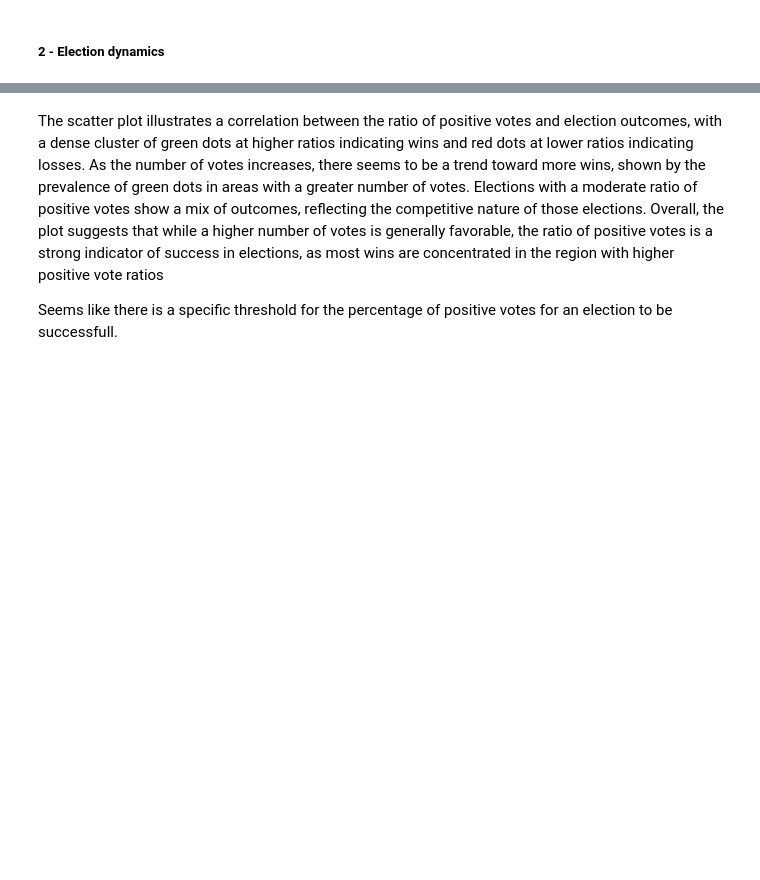
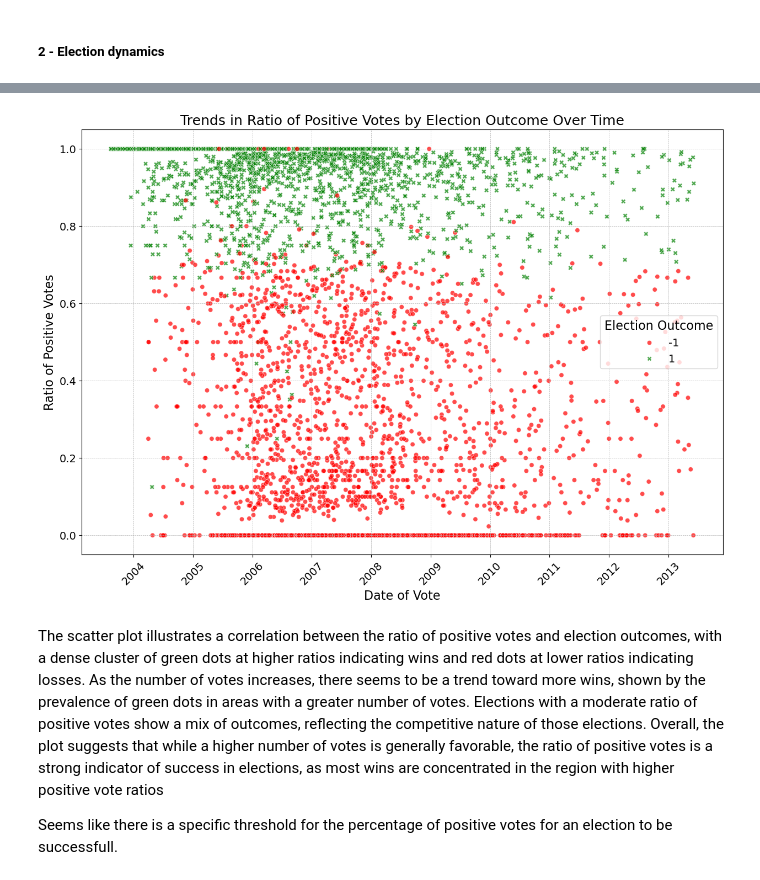
Before and after one commit to epfl-ada/ada-2023-project-thedatafreaks, a Jupyter notebook: notebooks/main_notebook.ipynb, the cells around one changed output, grey strips where cells are left out. Drawn from its saved outputs; the diff is of its cells as text; code cells hidden in the pictures; blank space fills up the shorter version.

```diff
--- a/notebooks/main_notebook.ipynb
+++ b/notebooks/main_notebook.ipynb
@@ -494,5 +666,8 @@ def assign_election_ids(row):
 
 # Apply the function to each row
 elect_dynamics_df['global_election_id'] = elect_dynamics_df.apply(assign_election_ids, axis=1)
+# %%
+#Add a column corresponding the the index of the vote in the election
+elect_dynamics_df['vote_index_in_election'] = elect_dynamics_df.groupby(['target', 'global_election_id']).cumcount() + 1
 # %%
 elect_dynamics_df
@@ -499,6 +688,6 @@ elect_dynamics_df
 # %%
 #We compute here different statistics
-elect_dynamics_df = elect_dynamics_df.groupby(['global_election_id']).apply(lambda x : pd.Series({
+elect_features_df = elect_dynamics_df.groupby(['global_election_id']).apply(lambda x : pd.Series({
     'number_of_votes' : len(x['source']),
     'ratio_positive_votes' : x[x.vote == 1]['vote'].sum() / len(x.source),
     'ratio_neutral_votes' : x[x.vote == 0]['vote'].sum() / len(x.source),
@@ -506,5 +695,9 @@ elect_dynamics_df = elect_dynamics_df.groupby(['global_election_id']).apply(lamb
     'date_last_vote' : x['date_vote'].max(),
     'result' : x['result'].max(),
     'year_election' : x['year_election'].max(),
+    'target' : x['target'].unique(),
+    'list_of_voters_index_vote ' : x['source'].unique(),
+
 })).reset_index()
-elect_dynamics_df
+
+elect_features_df
@@ -511,22 +718,27 @@ elect_dynamics_df
 # %%
 plt.figure(figsize=(15, 10))
+
+custom_palette = {1: "green", -1: "red"}
 
 sns.scatterplot(x='date_last_vote',
              y='ratio_positive_votes',
              hue='result',
              style='result',
-             data=elect_dynamics_df,
-             palette='Set2')
+             data=elect_features_df,
+             palette= custom_palette,
+             alpha = 0.7)
 
 plt.title('Trends in Ratio of Positive Votes by Election Outcome Over Time', fontsize=18)
 plt.xlabel('Date of Vote', fontsize=16)
 plt.ylabel('Ratio of Positive Votes', fontsize=16)
 plt.xticks(rotation=45, fontsize=14)
 plt.yticks(fontsize=14)
 plt.legend(title='Election Outcome', fontsize=14, title_fontsize=16)
 plt.grid(True, which="both", ls="--", linewidth=0.5)
 
 plt.show()
+# %% [output]
+[figure, added]
 # %% [markdown]
 The scatter plot illustrates a correlation between the ratio of positive votes and election outcomes, with a dense cluster of green dots at higher ratios indicating wins and red dots at lower ratios indicating losses. As the number of votes increases, there seems to be a trend toward more wins, shown by the prevalence of green dots in areas with a greater number of votes. Elections with a moderate ratio of positive votes show a mix of outcomes, reflecting the competitive nature of those elections. Overall, the plot suggests that while a higher number of votes is generally favorable, the ratio of positive votes is a strong indicator of success in elections, as most wins are concentrated in the region with higher positive vote ratios
 
```
Also changed, not shown: parts of 53 cells of this notebook.
